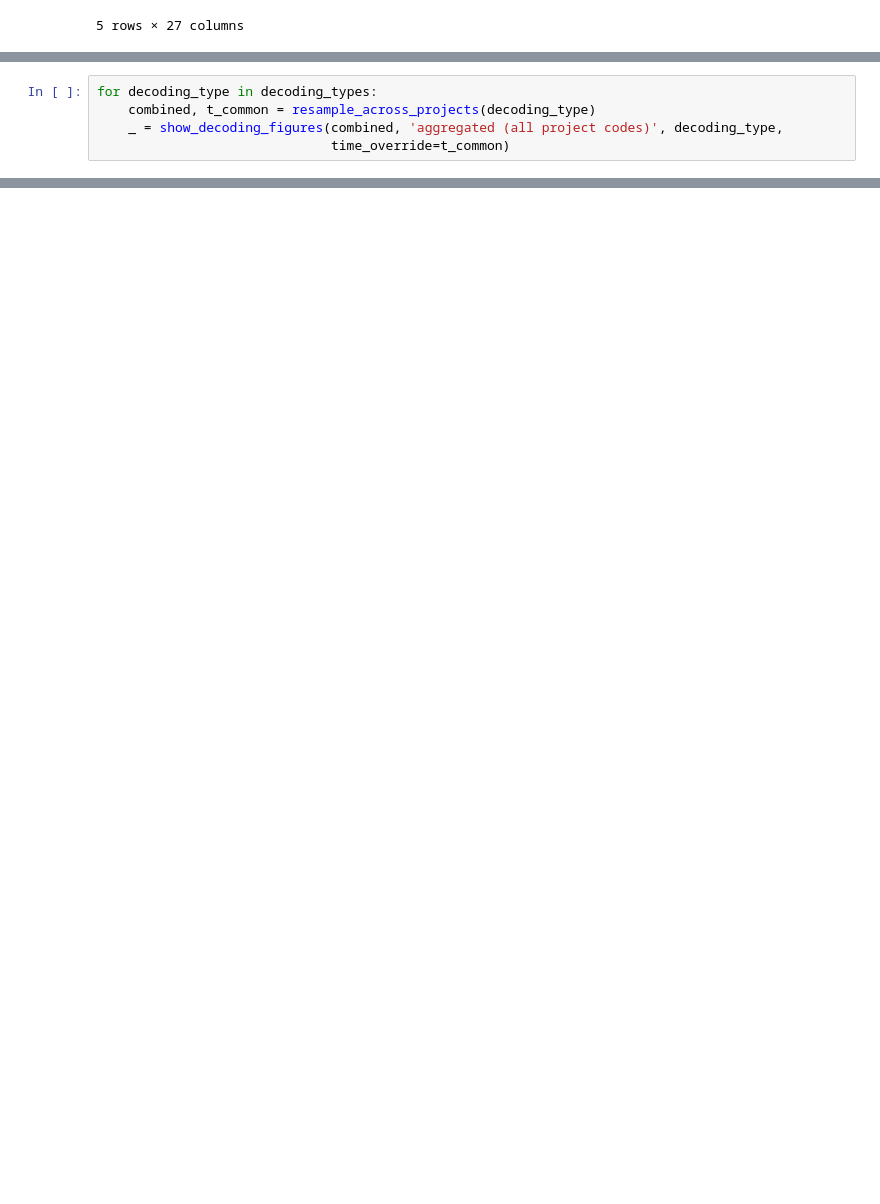
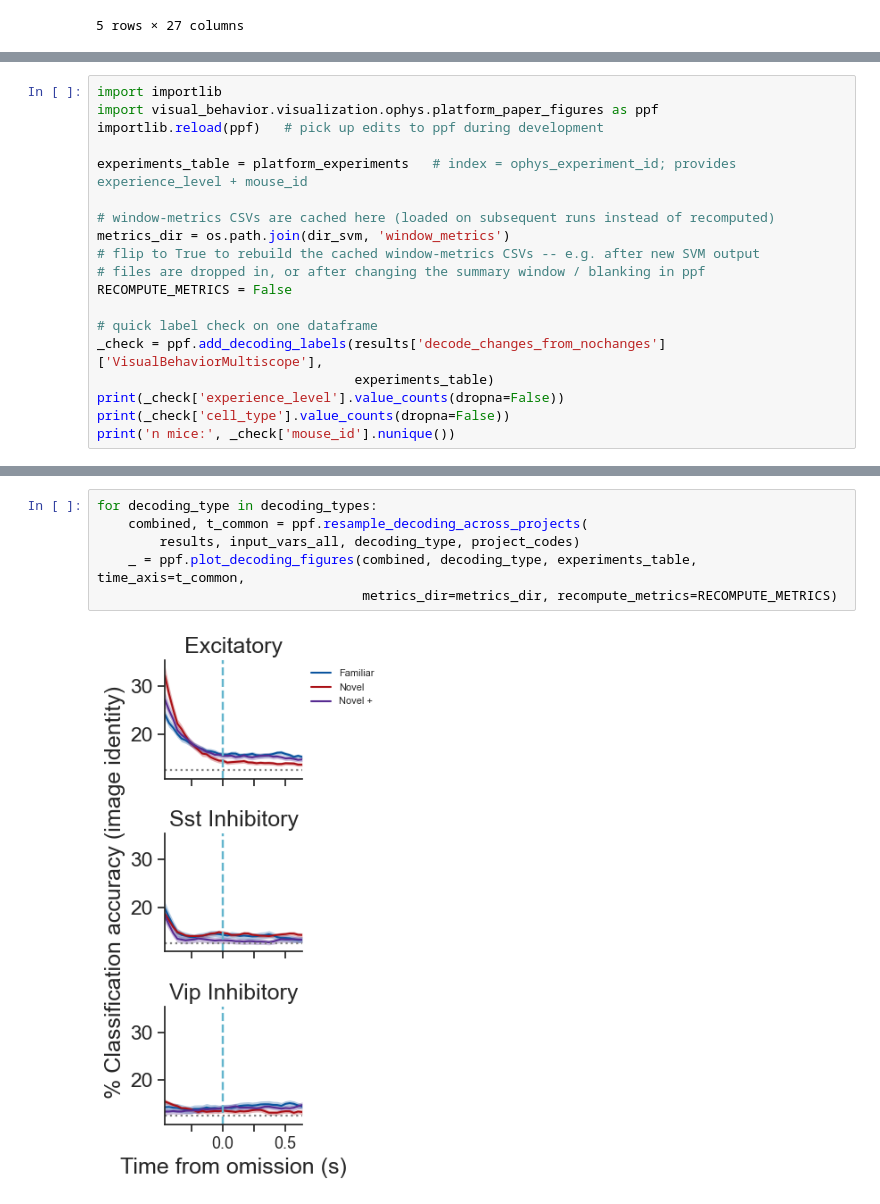
Before and after one commit to AllenInstitute/visual_behavior_analysis, a Jupyter notebook: notebooks/platform_paper_figures/load_svm_decoding_results.ipynb, the cells around one changed output, grey strips where cells are left out. Saved outputs shown, nothing was run; the diff lists cells and outputs as text; blank space fills up the shorter version.

```diff
--- a/notebooks/platform_paper_figures/load_svm_decoding_results.ipynb
+++ b/notebooks/platform_paper_figures/load_svm_decoding_results.ipynb
@@ -675,5 +289,0 @@ def resample_across_projects(decoding_type, project_codes=project_codes,
-# %%
-for decoding_type in decoding_types:
-    combined, t_common = resample_across_projects(decoding_type)
-    _ = show_decoding_figures(combined, 'aggregated (all project codes)', decoding_type,
-                              time_override=t_common)
@@ -686,0 +298,19 @@ for decoding_type in decoding_types:
+# %%
+import importlib
+import visual_behavior.visualization.ophys.platform_paper_figures as ppf
+importlib.reload(ppf)   # pick up edits to ppf during development
+
+experiments_table = platform_experiments   # index = ophys_experiment_id; provides experience_level + mouse_id
+
+# window-metrics CSVs are cached here (loaded on subsequent runs instead of recomputed)
+metrics_dir = os.path.join(dir_svm, 'window_metrics')
+# flip to True to rebuild the cached window-metrics CSVs -- e.g. after new SVM output
+# files are dropped in, or after changing the summary window / blanking in ppf
+RECOMPUTE_METRICS = False
+
+# quick label check on one dataframe
+_check = ppf.add_decoding_labels(results['decode_changes_from_nochanges']['VisualBehaviorMultiscope'],
+                                 experiments_table)
+print(_check['experience_level'].value_counts(dropna=False))
+print(_check['cell_type'].value_counts(dropna=False))
+print('n mice:', _check['mouse_id'].nunique())
@@ -686,0 +400,8 @@ for decoding_type in decoding_types:
+# %%
+for decoding_type in decoding_types:
+    combined, t_common = ppf.resample_decoding_across_projects(
+        results, input_vars_all, decoding_type, project_codes)
+    _ = ppf.plot_decoding_figures(combined, decoding_type, experiments_table, time_axis=t_common,
+                                  metrics_dir=metrics_dir, recompute_metrics=RECOMPUTE_METRICS)
+# %% [output]
+[figure, added]
```
Also changed, not shown: parts of 30 cells of this notebook, 22 other files.
